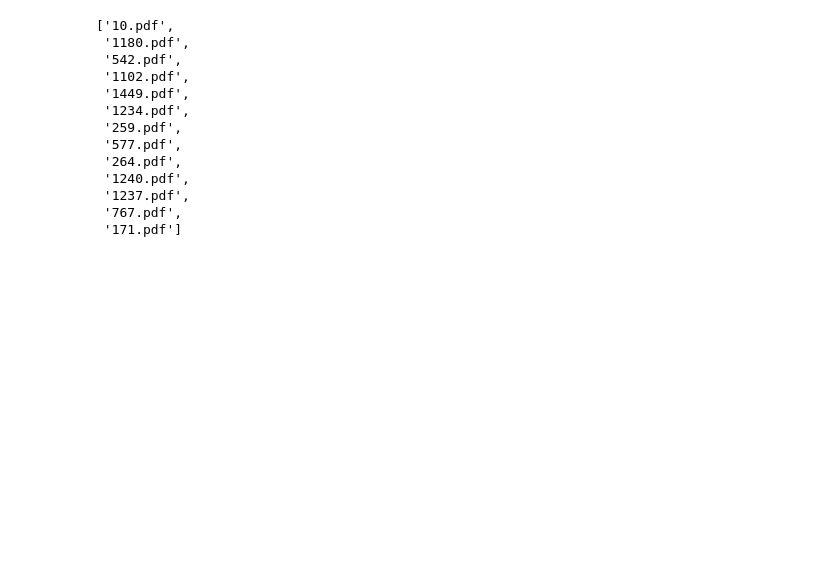
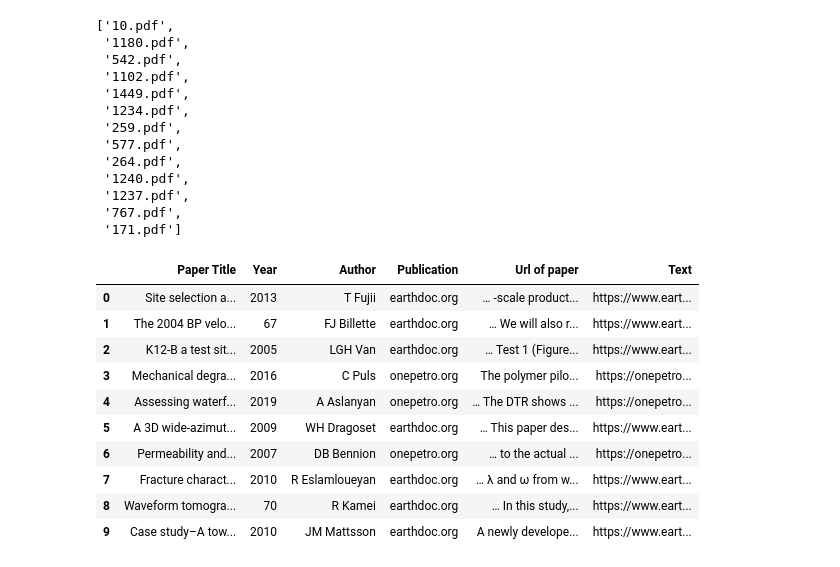
Before and after one commit to gpap-gpap/eage-hackathon, a Jupyter notebook: testing.ipynb, the cells around one changed output. Drawn from its saved outputs; the diff is of its cells as text; code cells hidden in the pictures; blank space fills up the shorter version.

```diff
--- a/testing.ipynb
+++ b/testing.ipynb
@@ -217,3 +314,17 @@ bf.parse_metadata(metadata = bf.db_search(ids=[0, 124], n=13))
  '1237.pdf',
  '767.pdf',
  '171.pdf']
+# %%
+qs.return_first_page(query = "test")
+# %% [output]
+|  | Paper Title | Year | Author | Publication | Url of paper | Text |
+| 0 | Site selection a... | 2013 | T Fujii | earthdoc.org | … -scale product... | https://www.eart... |
+| 1 | The 2004 BP velo... | 67 | FJ Billette | earthdoc.org | … We will also r... | https://www.eart... |
+| 2 | K12-B a test sit... | 2005 | LGH Van | earthdoc.org | … Test 1 (Figure... | https://www.eart... |
+| 3 | Mechanical degra... | 2016 | C Puls | onepetro.org | The polymer pilo... | https://onepetro... |
+| 4 | Assessing waterf... | 2019 | A Aslanyan | onepetro.org | … The DTR shows ... | https://onepetro... |
+| 5 | A 3D wide-azimut... | 2009 | WH Dragoset | earthdoc.org | … This paper des... | https://www.eart... |
+| 6 | Permeability and... | 2007 | DB Bennion | onepetro.org | … to the actual ... | https://onepetro... |
+| 7 | Fracture charact... | 2010 | R Eslamloueyan | earthdoc.org | … λ and ω from w... | https://www.eart... |
+| 8 | Waveform tomogra... | 70 | R Kamei | earthdoc.org | … In this study,... | https://www.eart... |
+| 9 | Case study–A tow... | 2010 | JM Mattsson | earthdoc.org | A newly develope... | https://www.eart... |
```
Also changed, not shown: parts of 14 cells of this notebook, 3 other files.
